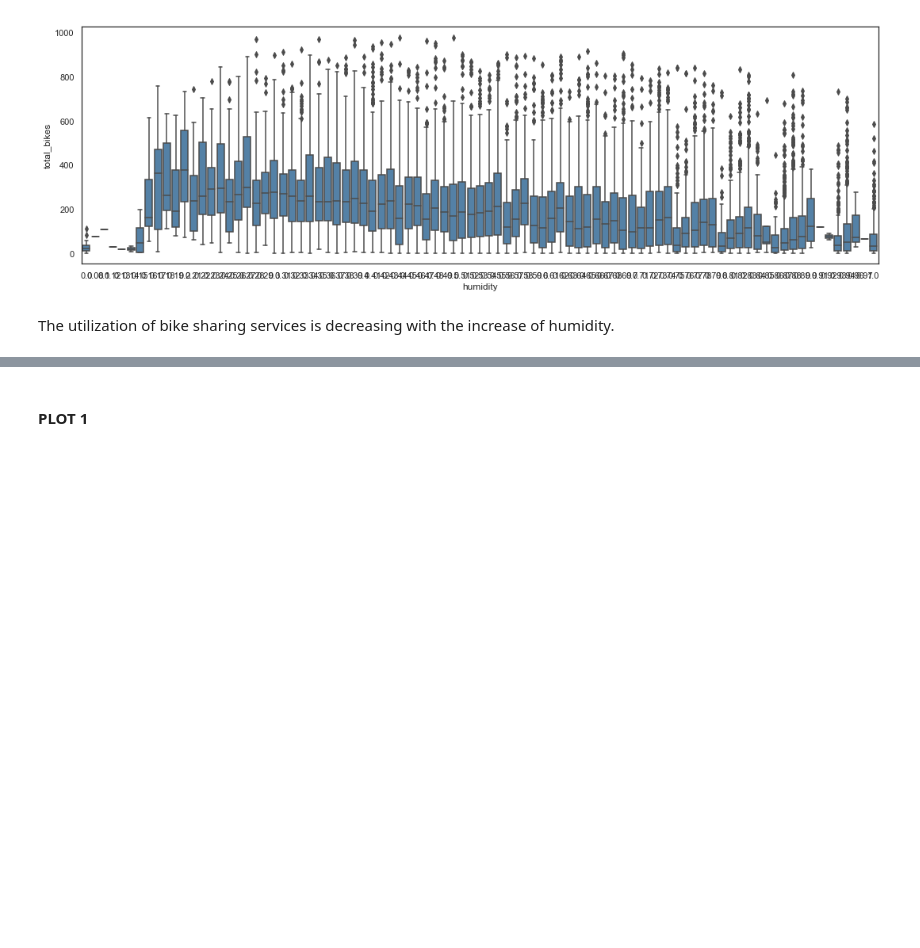
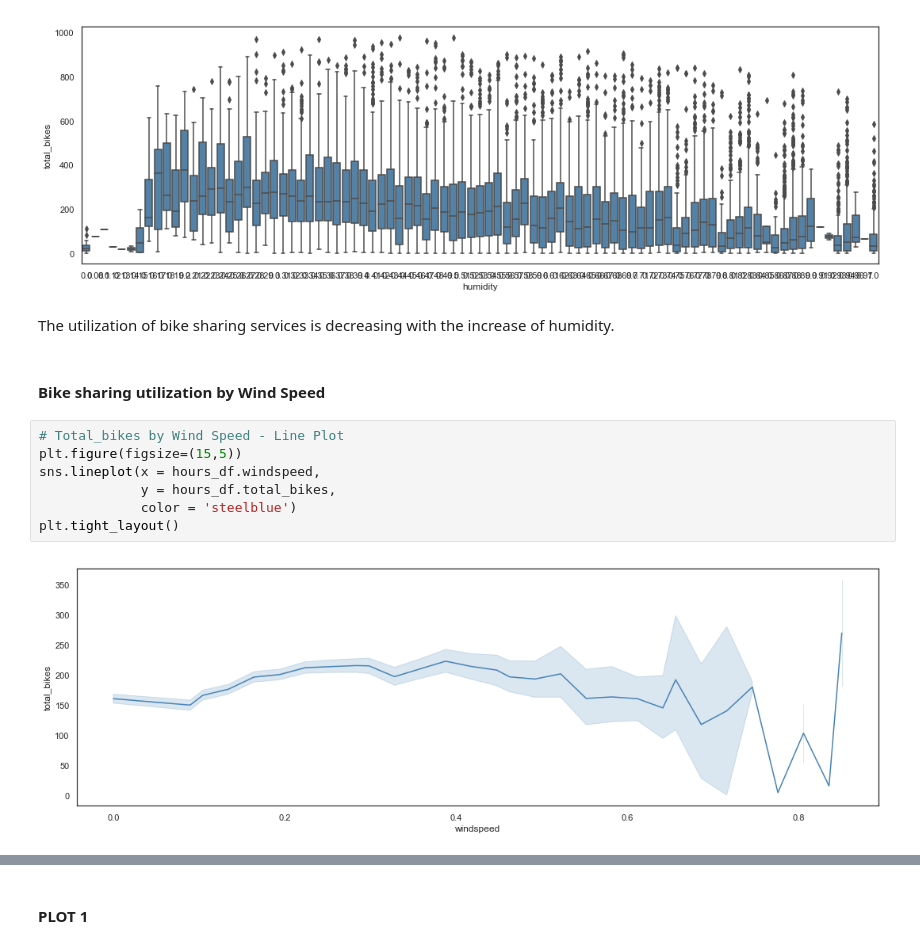
Before and after one commit to stsentemeidis/Bike_Sharing_Washington, a Jupyter notebook: MASTER.ipynb, the cells around one changed output, grey strips where cells are left out. Saved outputs shown, nothing was run; the diff lists cells and outputs as text; blank space fills up the shorter version.

```diff
--- a/MASTER.ipynb
+++ b/MASTER.ipynb
@@ -642,3 +642,14 @@ plt.tight_layout()
 [figure]
 # %% [markdown]
 The utilization of bike sharing services is decreasing with the increase of humidity.
+# %% [markdown]
+#### Bike sharing utilization by Wind Speed
+# %%
+# Total_bikes by Wind Speed - Line Plot
+plt.figure(figsize=(15,5))
+sns.lineplot(x = hours_df.windspeed,
+             y = hours_df.total_bikes,
+             color = 'steelblue')
+plt.tight_layout()
+# %% [output]
+[figure, added]
```
Also changed, not shown: parts of 20 cells of this notebook.
